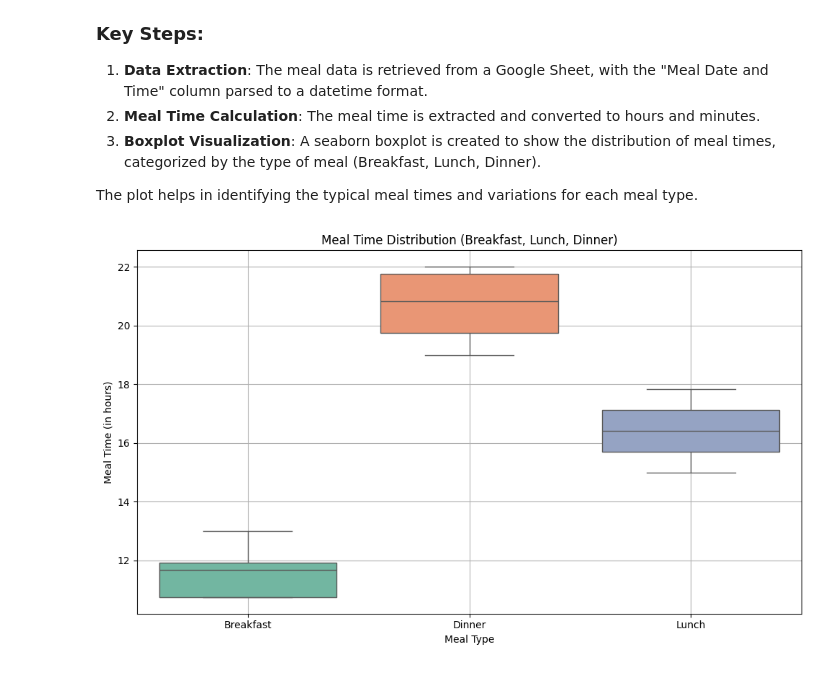
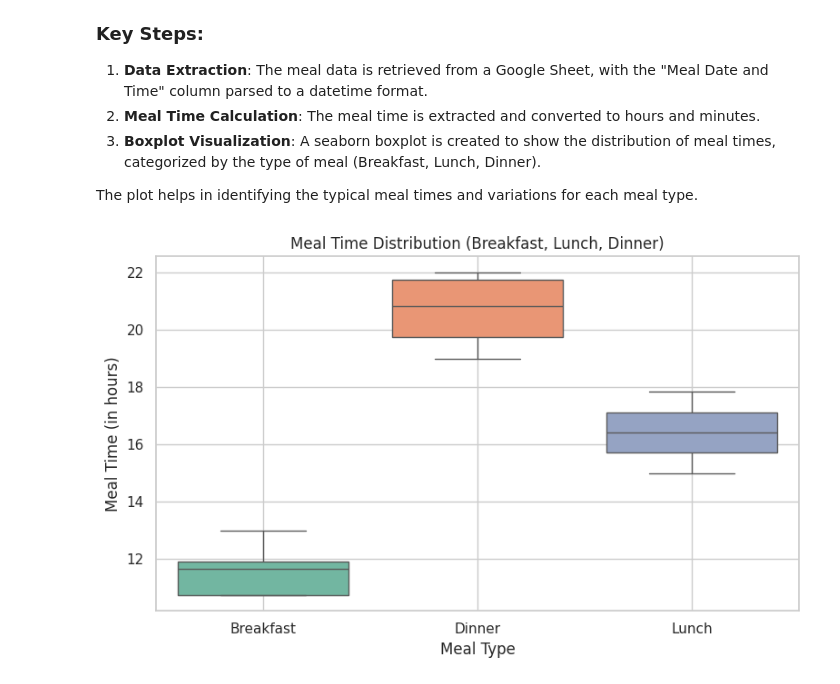
Before and after one commit to xxvazquez/Food-and-Symptoms-Tracker, a Jupyter notebook: Food_and_Symptoms.ipynb, the cells around one changed output. Saved outputs shown, nothing was run; the diff lists cells and outputs as text; code cells hidden in the pictures.

```diff
--- a/Food_and_Symptoms.ipynb
+++ b/Food_and_Symptoms.ipynb
@@ -642,32 +922,32 @@ meal_sheet_url = 'https://docs.google.com/spreadsheets/d/1NUaTvo0sFL8ipS4nD56tig
 meal_sheet = gc.open_by_url(meal_sheet_url).worksheet('Food')
 
 # Load the data into a pandas DataFrame
 meal_data = pd.DataFrame(meal_sheet.get_all_records())
 
 # Convert 'Meal Date and Time' to datetime
 meal_data['Meal Date and Time'] = pd.to_datetime(meal_data['Meal Date and Time'], format='%d/%m/%Y %H:%M')
 
 # Extract relevant columns
 meal_data_clean = meal_data[['Meal Date and Time', 'Meal type']].dropna()
 
 # Filter the data based on meal types (Breakfast, Lunch, Dinner)
 meal_data_clean['Meal Time'] = meal_data_clean['Meal Date and Time'].dt.strftime('%H:%M')
 
 # Set up a plot with seaborn for Boxplot, adding hue for 'Meal type'
-plt.figure(figsize=(10, 6))
+plt.figure(figsize=(8, 5))
 sns.boxplot(x='Meal type', y=meal_data_clean['Meal Date and Time'].dt.hour + meal_data_clean['Meal Date and Time'].dt.minute/60,
             data=meal_data_clean, hue='Meal type', palette='Set2', showfliers=False)
 
 # Add labels and title
 plt.xlabel('Meal Type')
 plt.ylabel('Meal Time (in hours)')
 plt.title('Meal Time Distribution (Breakfast, Lunch, Dinner)')
 
 # Show grid
 plt.grid(True)
 
 # Display the plot
 plt.tight_layout()
 plt.show()
 # %% [output]
-[figure, old version]
+[figure, new version]
```
Also changed, not shown: parts of 3 cells of this notebook.
